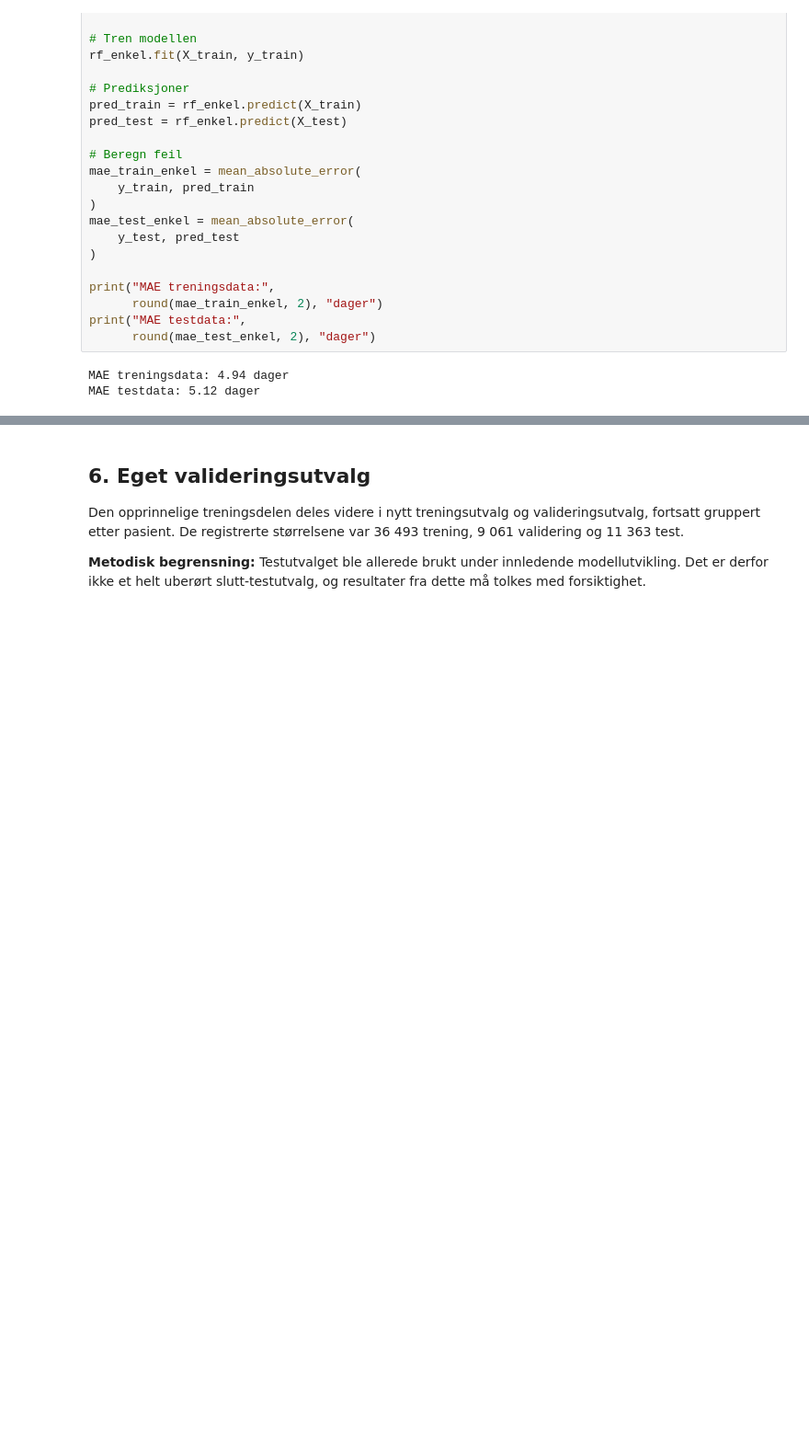
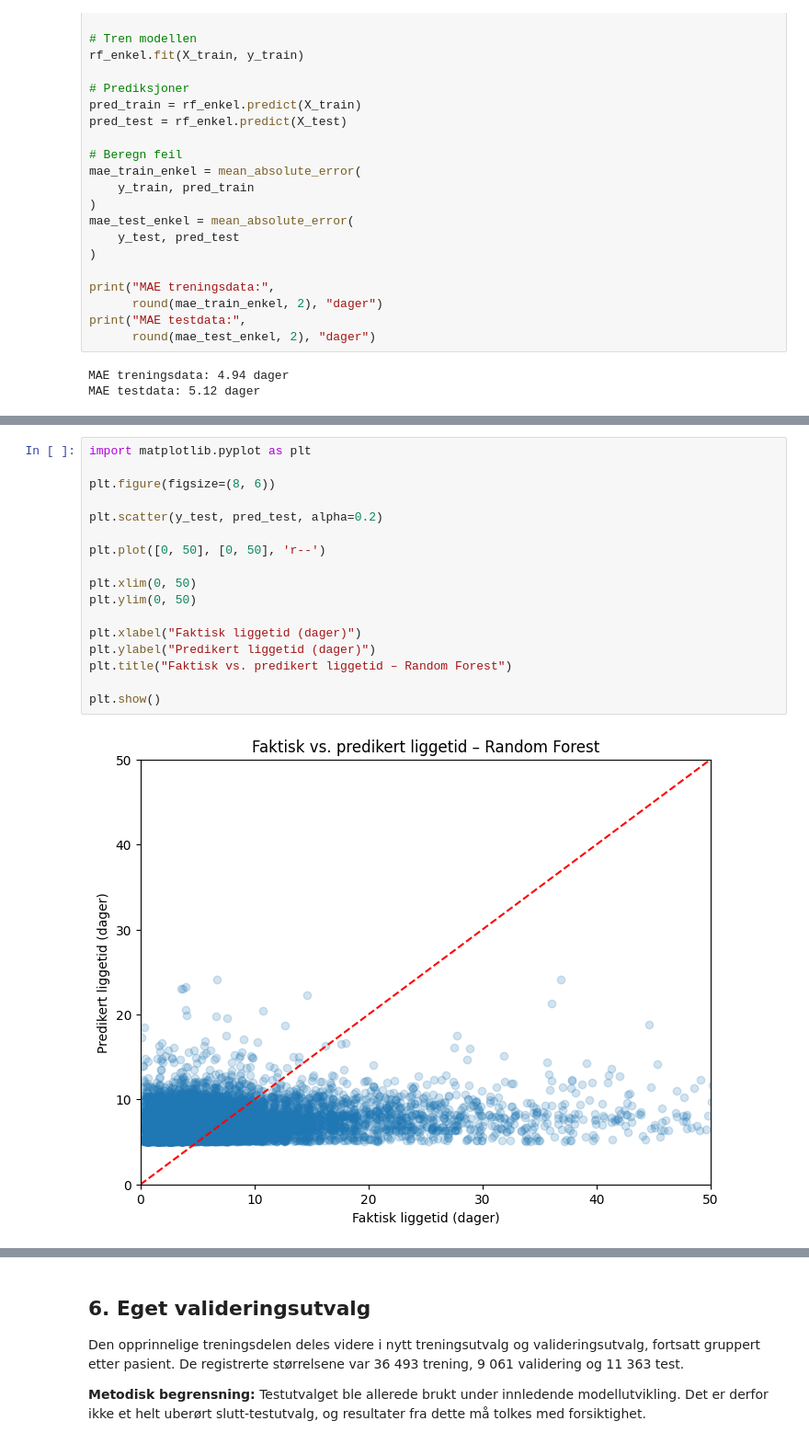
Before and after one commit to RnhildSt/mimic-iv-length-of-stay, a Jupyter notebook: notebooks/MIMIC_IV_Random_Forest_Analysis_ryddig.ipynb, the cells around one changed output, grey strips where cells are left out. Shown at 92% size. Drawn from its saved outputs; the diff is of its cells as text; blank space fills up the shorter version.

```diff
--- a/notebooks/MIMIC_IV_Random_Forest_Analysis_ryddig.ipynb
+++ b/notebooks/MIMIC_IV_Random_Forest_Analysis_ryddig.ipynb
@@ -211,0 +239,19 @@ MAE testdata: 5.12 dager
+# %%
+import matplotlib.pyplot as plt
+
+plt.figure(figsize=(8, 6))
+
+plt.scatter(y_test, pred_test, alpha=0.2)
+
+plt.plot([0, 50], [0, 50], 'r--')
+
+plt.xlim(0, 50)
+plt.ylim(0, 50)
+
+plt.xlabel("Faktisk liggetid (dager)")
+plt.ylabel("Predikert liggetid (dager)")
+plt.title("Faktisk vs. predikert liggetid – Random Forest")
+
+plt.show()
+# %% [output]
+[figure, added]
```
Also changed, not shown: parts of 13 cells of this notebook.
